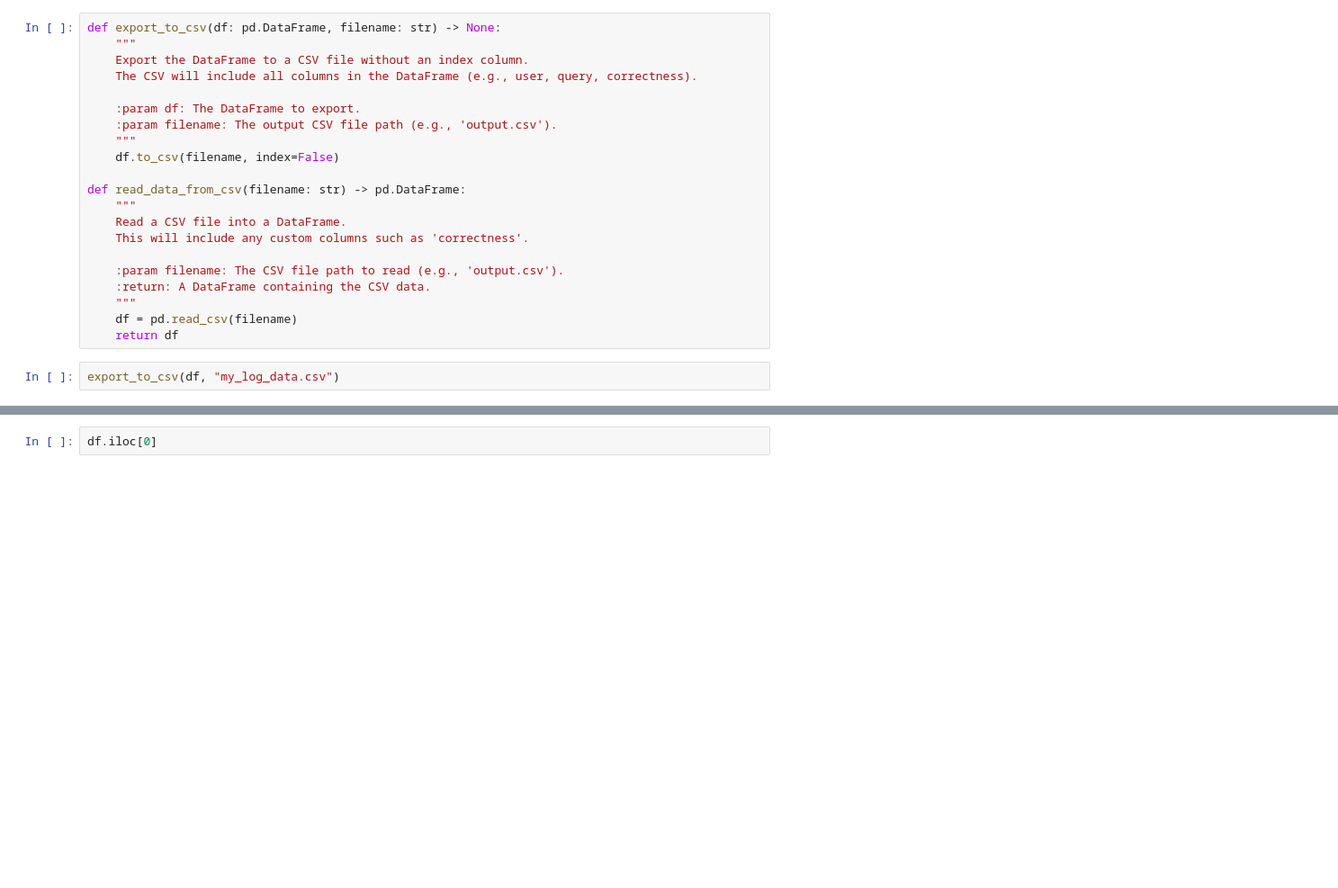
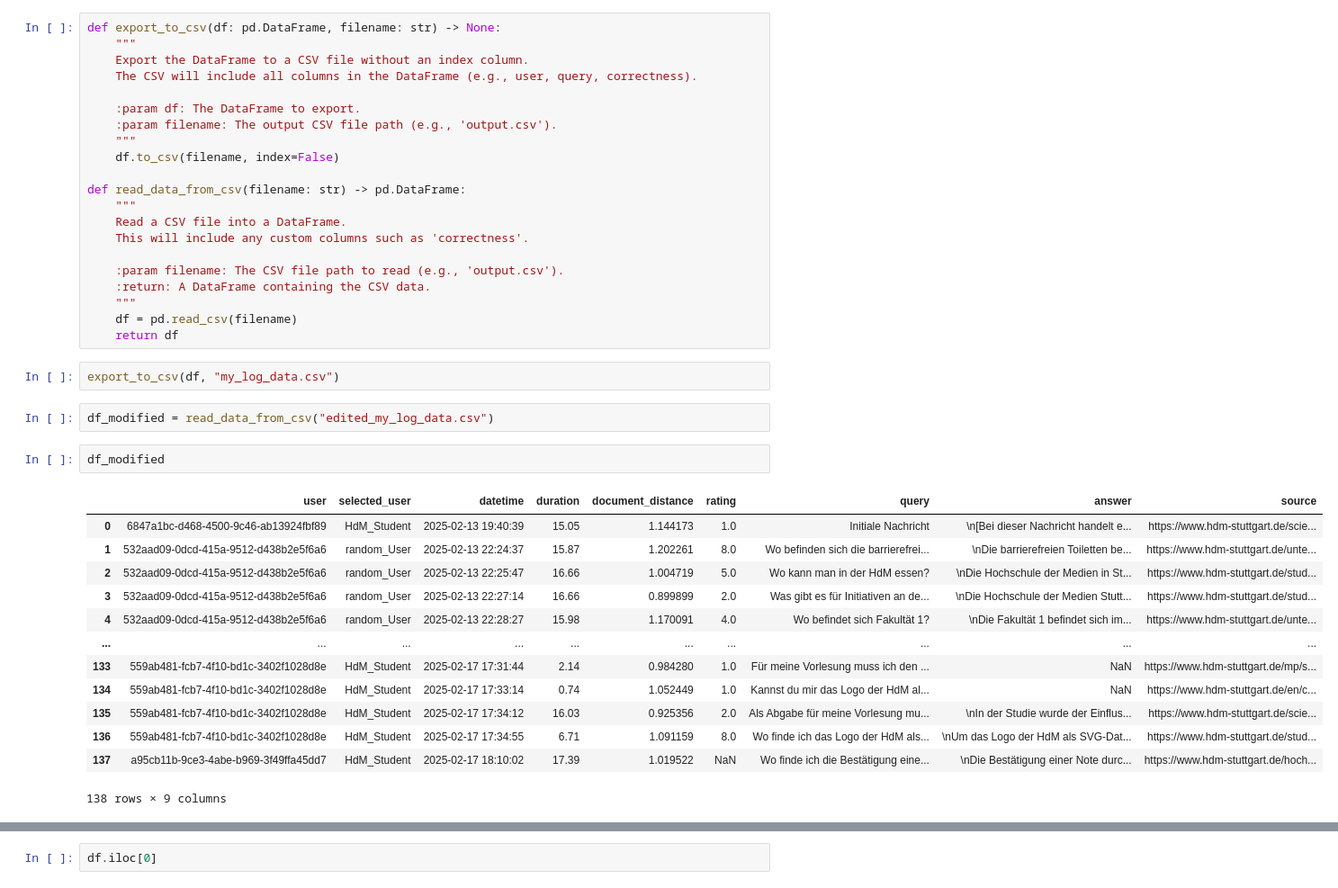
Before and after one commit to PsiLotY/RAG_Chatbot, a Jupyter notebook: user_test/user_test_eval.ipynb, the cells around one changed output, grey strips where cells are left out. Shown at 90% size. Cells and saved outputs as stored; diff of their text form; blank space fills up the shorter version.

```diff
--- a/user_test/user_test_eval.ipynb
+++ b/user_test/user_test_eval.ipynb
@@ -201,6 +206,24 @@ def read_data_from_csv(filename: str) -> pd.DataFrame:
     return df
 # %%
 export_to_csv(df, "my_log_data.csv")
+# %%
+df_modified = read_data_from_csv("edited_my_log_data.csv")
+# %%
+df_modified
+# %% [output]
+|  | user | selected_user | datetime | duration | document_distance | rating | query | answer | source |
+| 0 | 6847a1bc-d468-4500-9c46-ab13924fbf89 | HdM_Student | 2025-02-13 19:40:39 | 15.05 | 1.144173 | 1.0 | Initiale Nachricht | \n[Bei dieser Nachricht handelt e... | https://www.hdm-stuttgart.de/scie... |
+| 1 | 532aad09-0dcd-415a-9512-d438b2e5f6a6 | random_User | 2025-02-13 22:24:37 | 15.87 | 1.202261 | 8.0 | Wo befinden sich die barrierefrei... | \nDie barrierefreien Toiletten be... | https://www.hdm-stuttgart.de/unte... |
+| 2 | 532aad09-0dcd-415a-9512-d438b2e5f6a6 | random_User | 2025-02-13 22:25:47 | 16.66 | 1.004719 | 5.0 | Wo kann man in der HdM essen? | \nDie Hochschule der Medien in St... | https://www.hdm-stuttgart.de/stud... |
+| 3 | 532aad09-0dcd-415a-9512-d438b2e5f6a6 | random_User | 2025-02-13 22:27:14 | 16.66 | 0.899899 | 2.0 | Was gibt es für Initiativen an de... | \nDie Hochschule der Medien Stutt... | https://www.hdm-stuttgart.de/stud... |
+| 4 | 532aad09-0dcd-415a-9512-d438b2e5f6a6 | random_User | 2025-02-13 22:28:27 | 15.98 | 1.170091 | 4.0 | Wo befindet sich Fakultät 1? | \nDie Fakultät 1 befindet sich im... | https://www.hdm-stuttgart.de/unte... |
+| ... | ... | ... | ... | ... | ... | ... | ... | ... | ... |
+| 133 | 559ab481-fcb7-4f10-bd1c-3402f1028d8e | HdM_Student | 2025-02-17 17:31:44 | 2.14 | 0.984280 | 1.0 | Für meine Vorlesung muss ich den ... | NaN | https://www.hdm-stuttgart.de/mp/s... |
+| 134 | 559ab481-fcb7-4f10-bd1c-3402f1028d8e | HdM_Student | 2025-02-17 17:33:14 | 0.74 | 1.052449 | 1.0 | Kannst du mir das Logo der HdM al... | NaN | https://www.hdm-stuttgart.de/en/c... |
+| 135 | 559ab481-fcb7-4f10-bd1c-3402f1028d8e | HdM_Student | 2025-02-17 17:34:12 | 16.03 | 0.925356 | 2.0 | Als Abgabe für meine Vorlesung mu... | \nIn der Studie wurde der Einflus... | https://www.hdm-stuttgart.de/scie... |
+| 136 | 559ab481-fcb7-4f10-bd1c-3402f1028d8e | HdM_Student | 2025-02-17 17:34:55 | 6.71 | 1.091159 | 8.0 | Wo finde ich das Logo der HdM als... | \nUm das Logo der HdM als SVG-Dat... | https://www.hdm-stuttgart.de/stud... |
+| 137 | a95cb11b-9ce3-4abe-b969-3f49ffa45dd7 | HdM_Student | 2025-02-17 18:10:02 | 17.39 | 1.019522 | NaN | Wo finde ich die Bestätigung eine... | \nDie Bestätigung einer Note durc... | https://www.hdm-stuttgart.de/hoch... |
+138 rows × 9 columns
 # %%
 df
 # %% [output]
```
Also changed, not shown: parts of 6 cells of this notebook, 3 other files.
